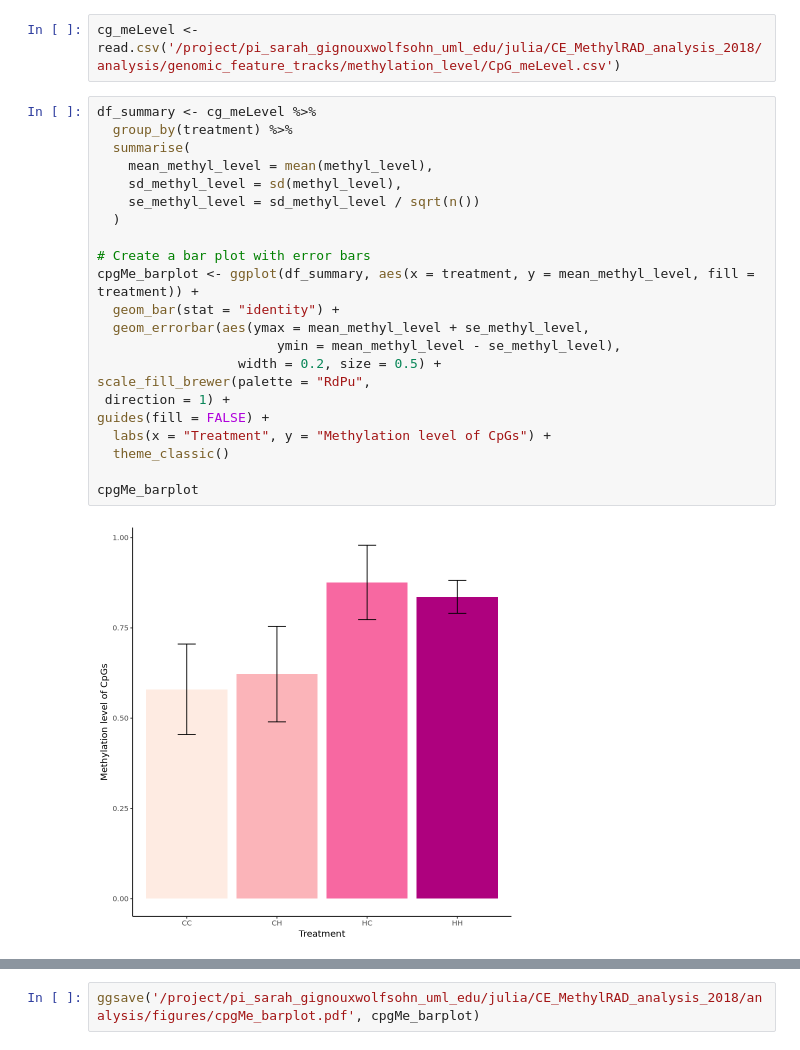
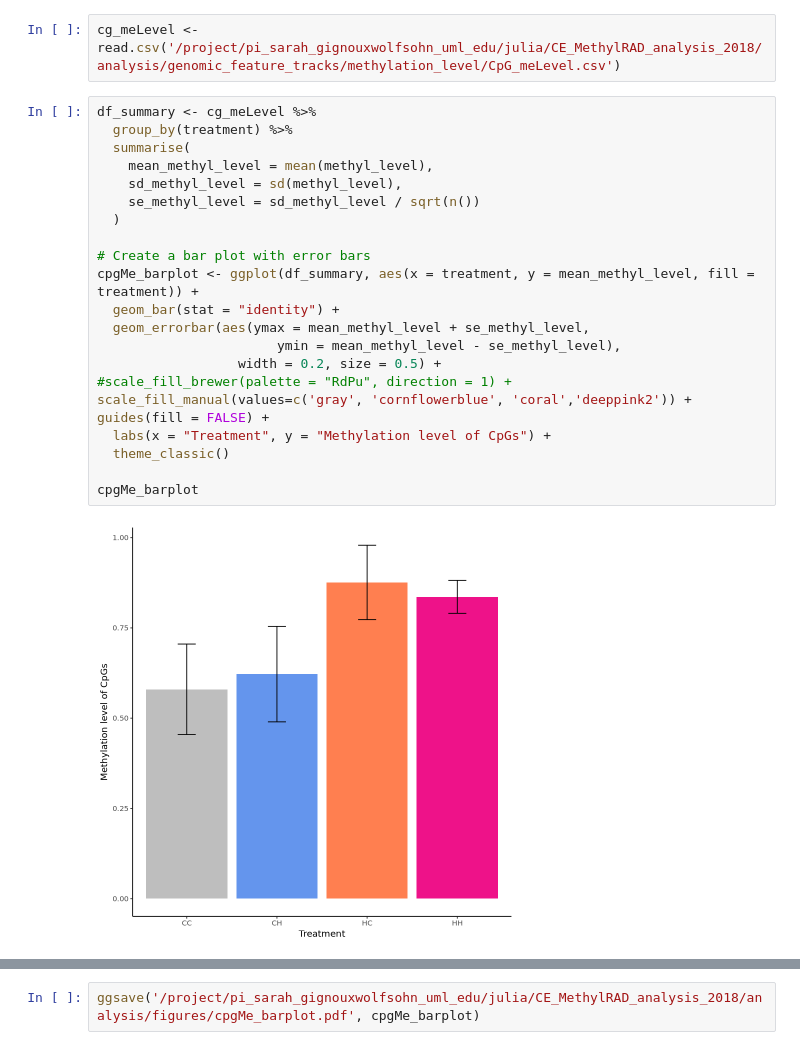
Before and after one commit to jgmcdonough/CE18_methylRAD_analysis, a Jupyter notebook: analysis/genomic_feature_tracks/methylation_level_of_features.ipynb, the cells around one changed output, grey strips where cells are left out. Cells and saved outputs as stored; diff of their text form.

```diff
--- a/analysis/genomic_feature_tracks/methylation_level_of_features.ipynb
+++ b/analysis/genomic_feature_tracks/methylation_level_of_features.ipynb
@@ -1759,24 +1773,24 @@ cg_meLevel <- read.csv('/project/pi_sarah_gignouxwolfsohn_uml_edu/julia/CE_Methy
 # %%
 df_summary <- cg_meLevel %>%
   group_by(treatment) %>%
   summarise(
     mean_methyl_level = mean(methyl_level),
     sd_methyl_level = sd(methyl_level),
     se_methyl_level = sd_methyl_level / sqrt(n())
   )
 
 # Create a bar plot with error bars
 cpgMe_barplot <- ggplot(df_summary, aes(x = treatment, y = mean_methyl_level, fill = treatment)) +
   geom_bar(stat = "identity") +
   geom_errorbar(aes(ymax = mean_methyl_level + se_methyl_level,
                        ymin = mean_methyl_level - se_methyl_level),
                   width = 0.2, size = 0.5) +
-scale_fill_brewer(palette = "RdPu",
- direction = 1) +
+#scale_fill_brewer(palette = "RdPu", direction = 1) +
+scale_fill_manual(values=c('gray', 'cornflowerblue', 'coral','deeppink2')) +
 guides(fill = FALSE) +
   labs(x = "Treatment", y = "Methylation level of CpGs") +
   theme_classic()
 
 cpgMe_barplot
 # %% [output]
-[figure, old version]
+[figure, new version]
```
Also changed, not shown: parts of 30 cells of this notebook.
